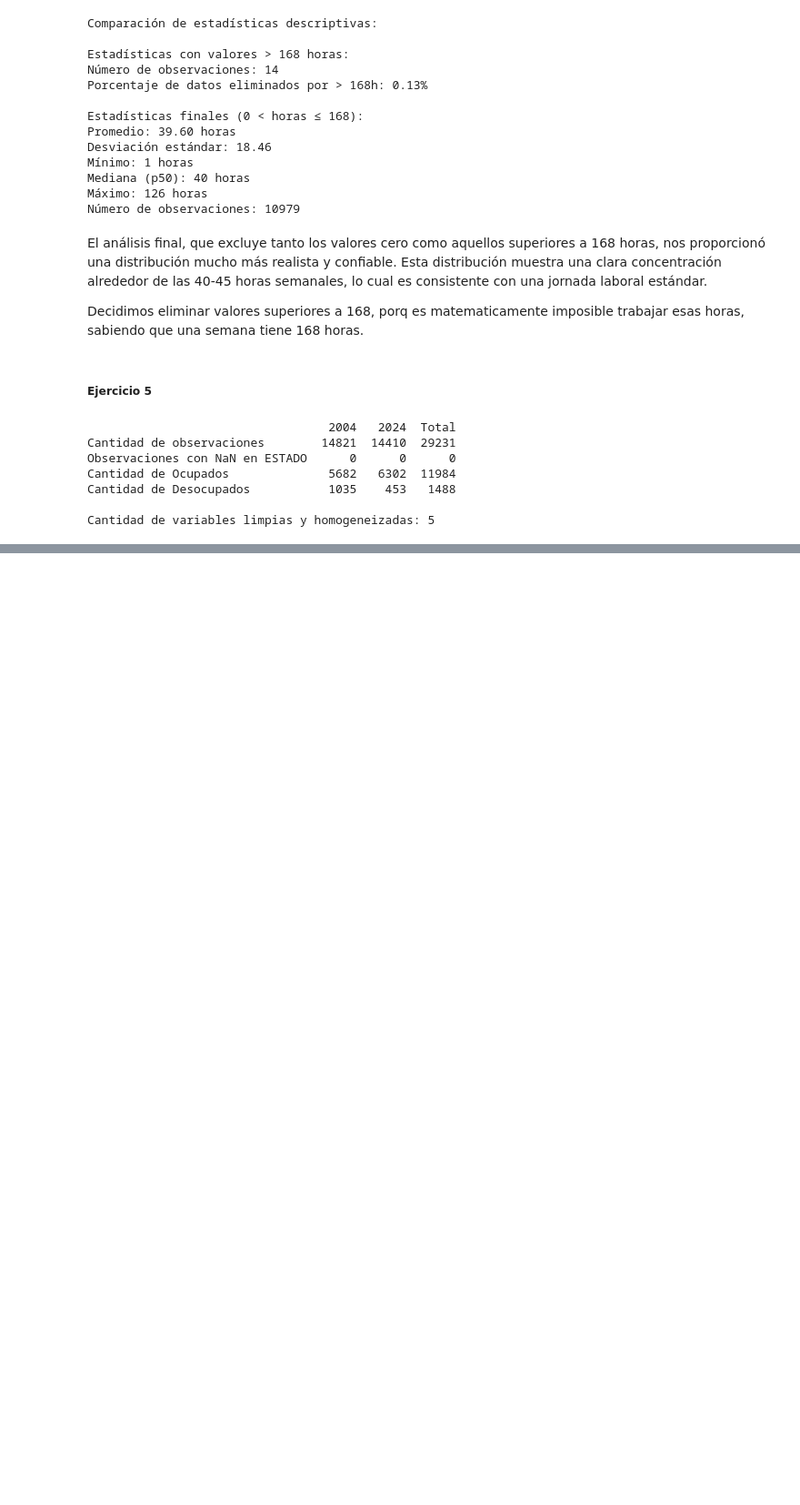
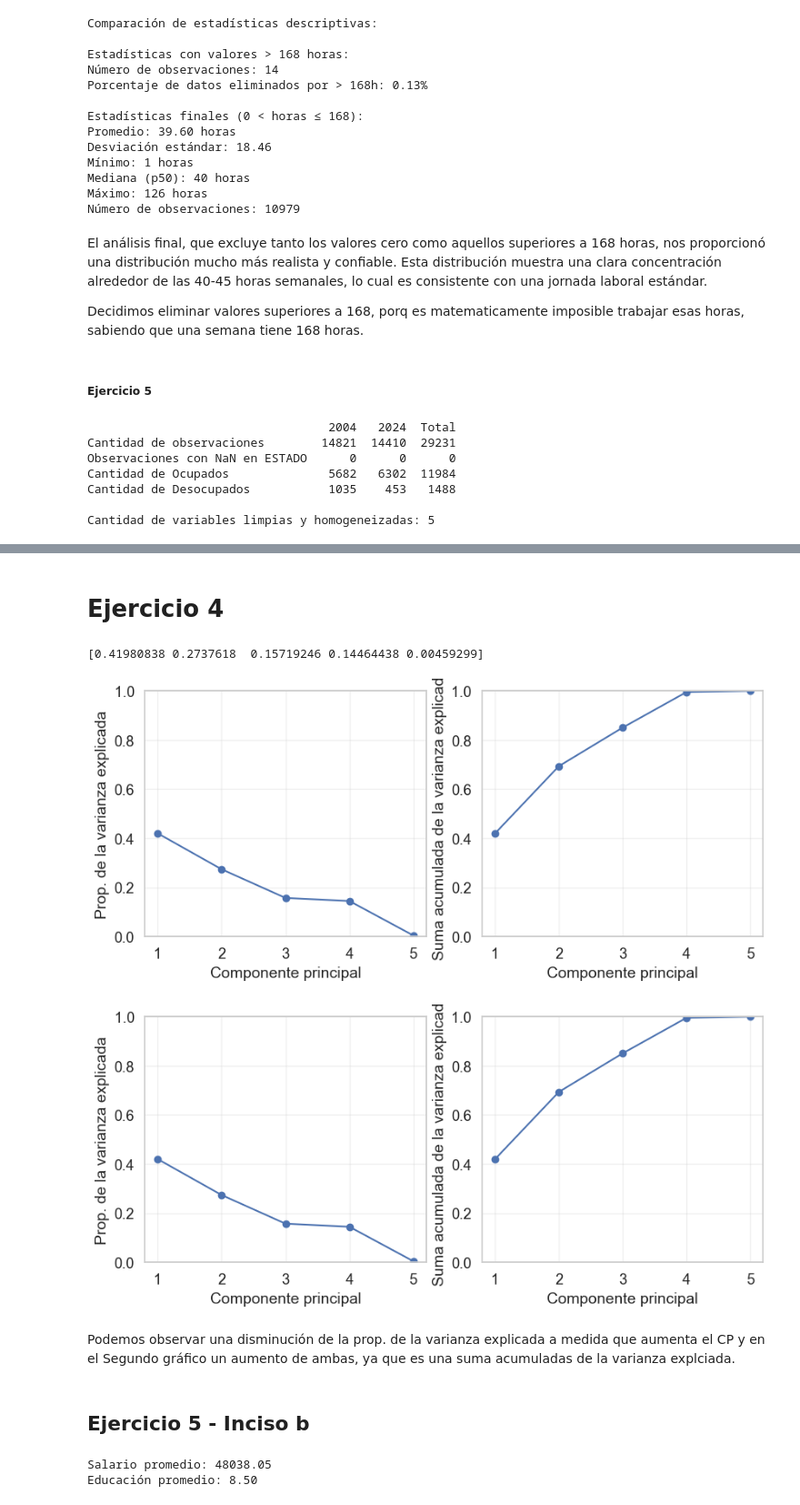
Before and after one commit to MaxiPetrini/BigDataUBA-Grupo16, a Jupyter notebook: TP3_Grupo 16/Tp3.ipynb, the cells around one changed output, grey strips where cells are left out. Shown at 91% size. Cells and saved outputs as stored; diff of their text form; code cells hidden in the pictures; blank space fills up the shorter version.

```diff
--- a/TP3_Grupo 16/Tp3.ipynb
+++ b/TP3_Grupo 16/Tp3.ipynb
@@ -299,0 +398,24 @@ Cantidad de variables limpias y homogeneizadas: 5
+# %%
+
+#Caluclos previos para calcular el PCA
+print(Variab_m.mean())
+
+scaler = StandardScaler(with_std=True, with_mean=True)
+Variab_m_transformed = pd.DataFrame(scaler.fit_transform(Variab_m), columns=Variab_m.columns)
+
+print("Promedio luego de la transformación\n",Variab_m_transformed.mean())
+print("Desvío estandár luego de la transformación\n",Variab_m_transformed.std())
+
+print(Variab_m_transformed.head())
+
+#Calcular PCA
+pca = PCA()
+Variab_m_pca = pca.fit_transform(Variab_m_transformed)
+
+scores = Variab_m_pca
+print(scores)
+
+loading_vectors = pca.components_
+print("Loadings:\n", pca.components_)
+print("Loadings del CP1:\n",pca.components_[0])
+pca.components_[0,0]
@@ -299,0 +514,39 @@ Cantidad de variables limpias y homogeneizadas: 5
+# %% [markdown]
+# Ejercicio 4
+# %%
+print(pca.explained_variance_ratio_)
+
+fig, axes = plt.subplots(1, 2, figsize=(10, 4))
+ticks = np.arange(pca.n_components_)+1
+ax = axes[0]
+ax.plot(ticks, pca.explained_variance_ratio_ , marker='o')
+ax.set_xlabel('Componente principal');
+ax.set_ylabel('Prop. de la varianza explicada')
+ax.set_ylim([0,1])
+ax.set_xticks(ticks)
+
+ax = axes[1]
+ax.plot(ticks, pca.explained_variance_ratio_.cumsum(), marker='o')
+ax.set_xlabel('Componente principal')
+ax.set_ylabel('Suma acumulada de la varianza explicada')
+ax.set_ylim([0, 1])
+ax.set_xticks(ticks)
+fig
+# %% [output]
+[0.41980838 0.2737618  0.15719246 0.14464438 0.00459299]
+[figure, added]
+[figure, added]
+# %% [markdown]
+Podemos observar una disminución de la prop. de la varianza explicada a medida que aumenta el CP y en el Segundo gráfico un aumento de ambas, ya que es una suma acumuladas de la varianza explciada.
+# %% [markdown]
+## Ejercicio 5 - Inciso b
+# %%
+# Primero sacamos el salario promedio y la edad promedio, para poder entender los gráficos posteriormente.
+salario_promedio = df['salario_semanal'].mean()
+educ_promedio = df['educ'].mean()
+
+print(f"Salario promedio: {salario_promedio:.2f}")
+print(f"Educación promedio: {educ_promedio:.2f}")
+# %% [output]
+Salario promedio: 48038.05
+Educación promedio: 8.50
```
Also changed, not shown: parts of 28 cells of this notebook.
